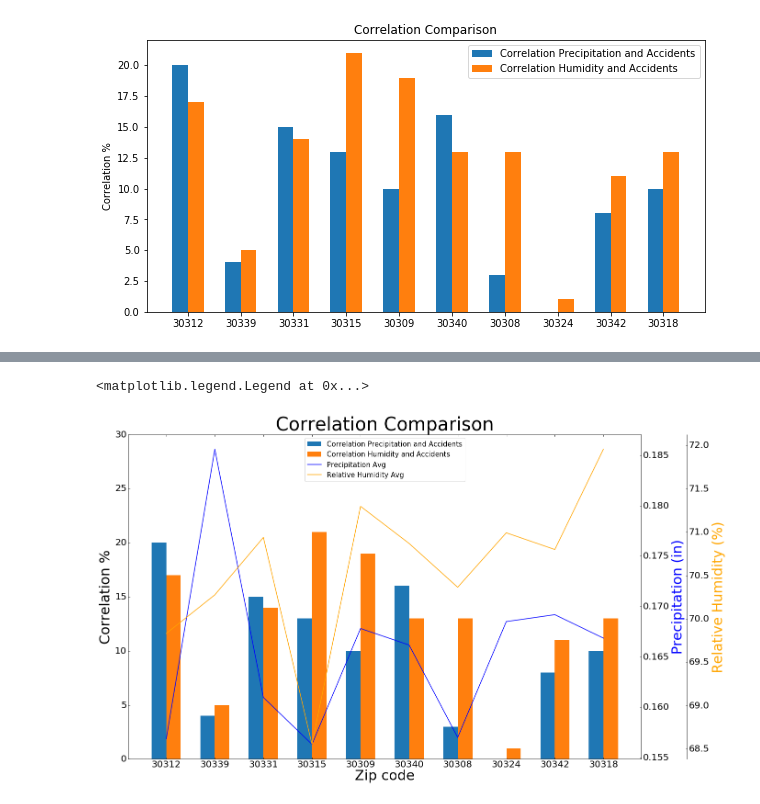
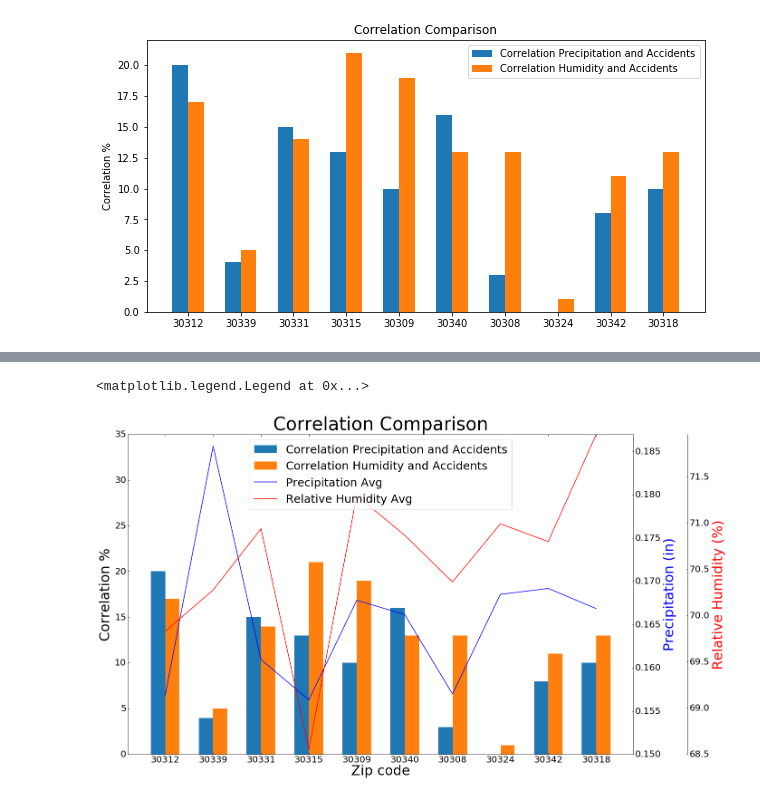
Before and after one commit to alexcaughman/iteration_station, a Jupyter notebook: slw_bar_charts-FINAL_AP_edits.ipynb, the cells around one changed output, grey strips where cells are left out. Cells and saved outputs as stored; diff of their text form; code cells hidden in the pictures.

```diff
--- a/slw_bar_charts-FINAL_AP_edits.ipynb
+++ b/slw_bar_charts-FINAL_AP_edits.ipynb
@@ -861,64 +808,74 @@ precip_avg_list
 # %%
 #source: https://stackoverflow.com/questions/9103166/multiple-axis-in-matplotlib-with-different-scales
 #source: https://matplotlib-users.narkive.com/CFYvNSPX/setting-the-tick-label-font-size
+
 #create host subplot with axisartist.Axes that uses parasiteAxes.
-import matplotlib.font_manager as font_manager
+
 plt.figure(figsize=(20,13))
 host = host_subplot(111, axes_class=AA.Axes)
-# plt.subplots_adjust(right=0.75)
 
 #create additional axes on right with same x axis
 par1 = host.twinx()
 par2 = host.twinx()
 
-# offset = 60
-
+#format new axes placement
 new_fixed_axis1 = par1.get_grid_helper().new_fixed_axis
 par1.axis["right"] = new_fixed_axis1(loc="right",
                                     axes=par1,
                                     offset=(0, 0))
+
 new_fixed_axis = par2.get_grid_helper().new_fixed_axis
 par2.axis["right"] = new_fixed_axis(loc="right",
                                     axes=par2,
-                                    offset=(100, 0))
+                                    offset=(120, 0))
 
 par2.axis["right"].toggle(all=True)
 
-# host.set_xlim(0, 2)
-host.set_ylim(0, 30)
+#set y limits for bar chart axis
+host.set_ylim(0, 35)
 
+#set y limits for right axes
+par1.set_ylim(.15, .187)
+par2.set_ylim(68.5, 71.96)
+
+#update name of xticks to zip codes
+plt.xticks(ind, (x_ticks_labels))
+
+#update axis labels
 host.set_xlabel("Zip code", fontsize = 20)
 host.set_ylabel("Correlation %")
 par1.set_ylabel("Precipitation (in)")
 par2.set_ylabel("Relative Humidity (%)")
-plt.xticks(ind, (x_ticks_labels))
-par1.axis["right"].major_ticklabels.set_fontsize(20)
-par2.axis["right"].major_ticklabels.set_fontsize(20)
+
+#update font sizes
+plt.ylabel('Correlation %', fontsize = 40)
+plt.title('Correlation Comparison', fontsize = 40)
+
 host.axis["left"].major_ticklabels.set_fontsize(20)
 host.axis["bottom"].major_ticklabels.set_fontsize(20)
+host.axis["left"].label.set_fontsize(30)
+host.axis["bottom"].label.set_fontsize(30)
 
+par1.axis["right"].major_ticklabels.set_fontsize(20)
+par1.axis["right"].label.set_fontsize(30)
+
+par2.axis["right"].label.set_fontsize(30)
+par2.axis["right"].major_ticklabels.set_fontsize(20)
+
+#plot bar chart
 plt.bar(ind-(width/2), blue_bar , width, label='Correlation Precipitation and Accidents')
 plt.bar(ind + (width/2), green_bar, width, label='Correlation Humidity and Accidents')
 
+#plot line charts
 p2, = par1.plot(ind, precip_avg_list, label="Precipitation Avg", color = 'b')
-p3, = par2.plot(ind,hum_avg_list , label="Relative Humidity Avg", color = 'orange')
+p3, = par2.plot(ind,hum_avg_list , label="Relative Humidity Avg", color = 'red')
 
-# par1.set_ylim(0, 4)
-# par2.set_ylim(1, 65)
+#update axis colors
+par1.axis["right"].label.set_color(p2.get_color())
+par2.axis["right"].label.set_color(p3.get_color())
 
-host.axis["left"].label.set_fontsize(30)
-host.axis["bottom"].label.set_fontsize(30)
-par1.axis["right"].label.set_color(p2.get_color())
-par1.axis["right"].label.set_fontsize(30)
-par2.axis["right"].label.set_color(p3.get_color())
-par2.axis["right"].label.set_fontsize(30)
-
-plt.ylabel('Correlation %', fontsize = 40)
-plt.title('Correlation Comparison', fontsize = 40)
-
-
-# Finding the best position for legends and putting it
-plt.legend(loc='upper center', fontsize = 15)
+#plot legend
+plt.legend(loc='upper center', fontsize = 25)
 # %% [output]
 <matplotlib.legend.Legend at 0x...>
-[figure, old version]
+[figure, new version]
```
Also changed, not shown: parts of 4 cells of this notebook.
